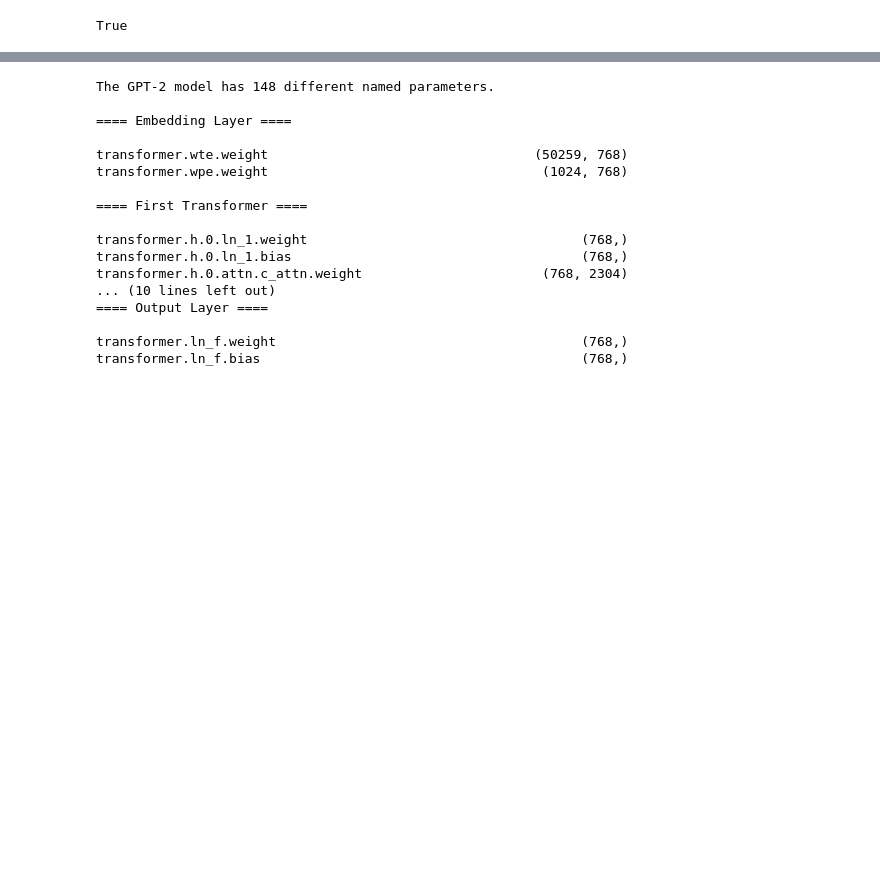
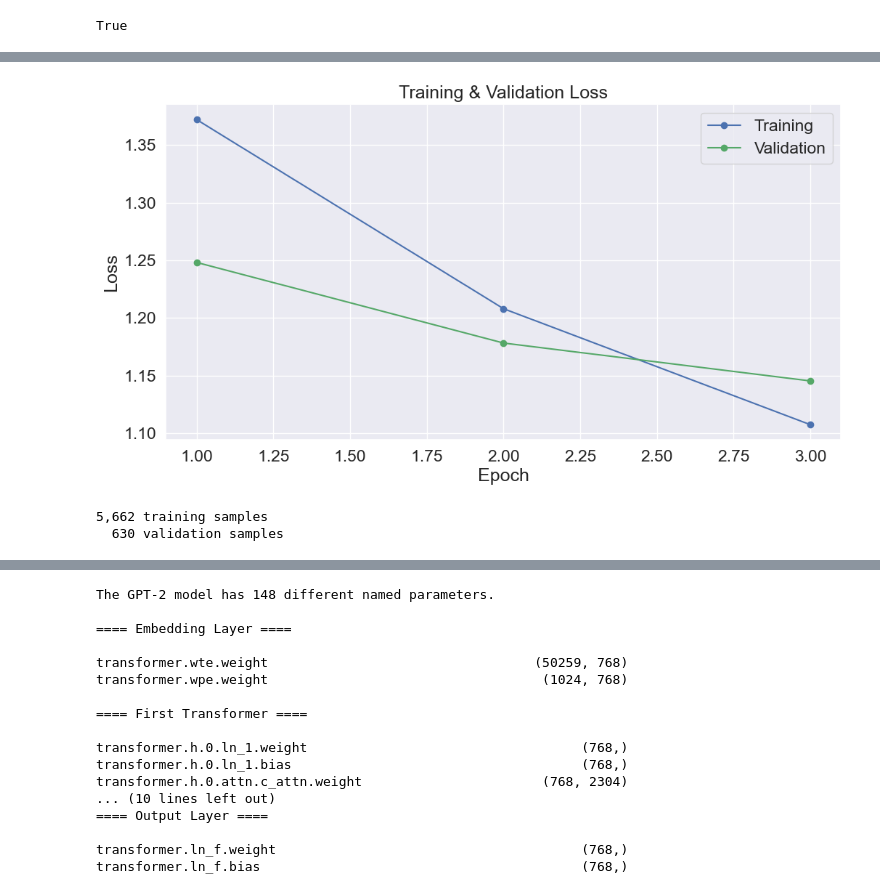
Before and after one commit to cluffa/GitFit, a Jupyter notebook: train.ipynb, the cells around one changed output, grey strips where cells are left out. Cells and saved outputs as stored; diff of their text form; code cells hidden in the pictures; blank space fills up the shorter version.

Commit message:
2 phase train

```diff
--- a/train.ipynb
+++ b/train.ipynb
@@ -195 +135,13 @@ def format_time(elapsed):
+# %%
+def new_model(device = device):
+    configuration = GPT2Config.from_pretrained('gpt2', output_hidden_states=False)
+
+    model = GPT2LMHeadModel.from_pretrained("gpt2", config=configuration)
+
+    model.resize_token_embeddings(len(tokenizer))
+
+    device = torch.device(device)
+    model.to(device)
+
+    return model
 # %%
@@ -387,0 +334,4 @@ plt.show()
+# %%
+model = new_model()
+# %%
+train_dl_posts, validation_dl_posts = make_dataset(get_posts())
@@ -387,0 +340,9 @@ plt.show()
+# %%
+df1_stats = train_model(
+    model,
+    train_dl_posts,
+    validation_dl_posts,
+    epochs = 3,
+    learning_rate = 5e-4
+)
+df1_stats
@@ -387,0 +374,9 @@ plt.show()
+# %%
+plot_df_stats(df1_stats)
+# %% [output]
+[figure, added]
+# %%
+train_dl_workouts, validation_dl_workouts = make_dataset(get_workouts())
+# %% [output]
+5,662 training samples
+  630 validation samples
```
Also changed, not shown: parts of 27 cells of this notebook, 1 other file.
